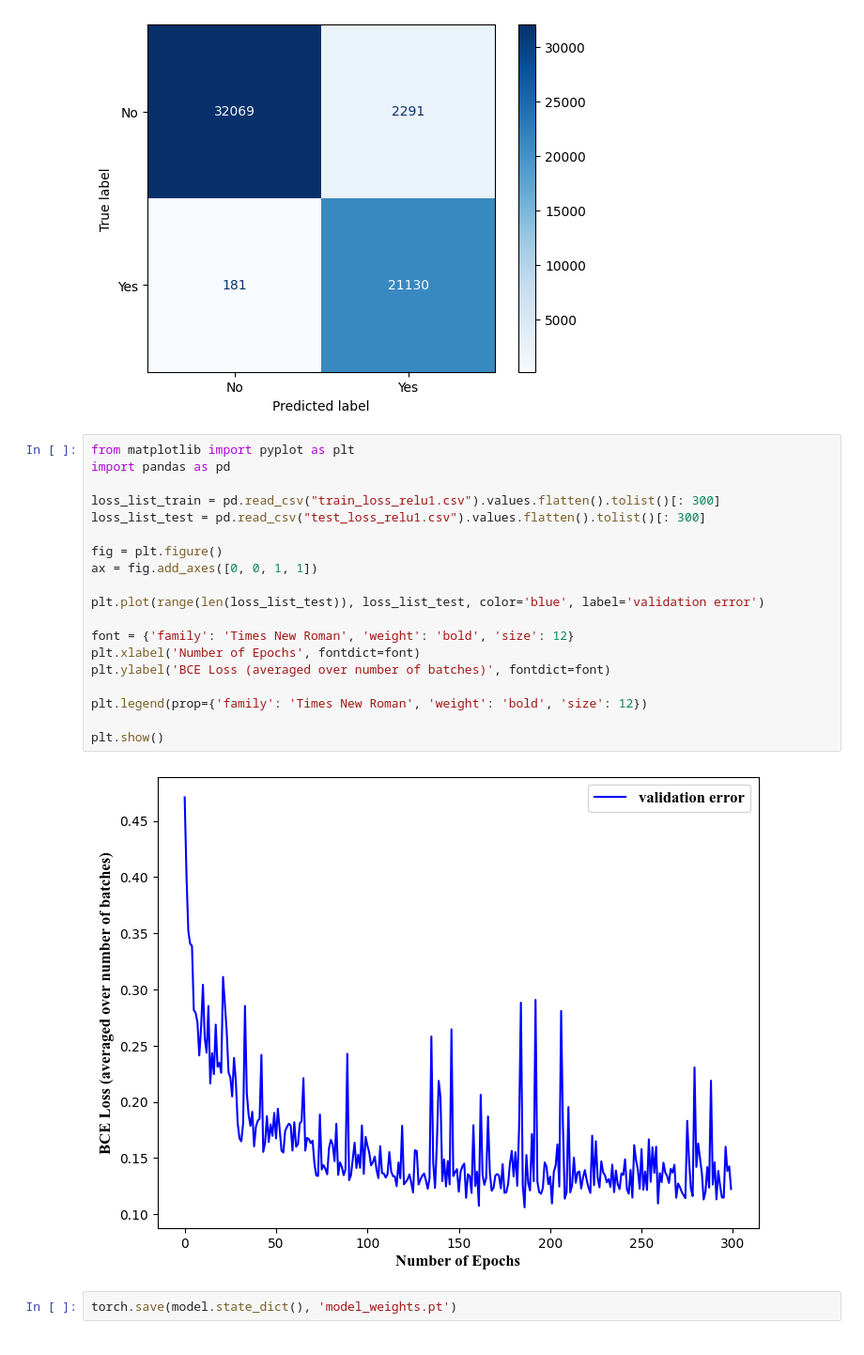
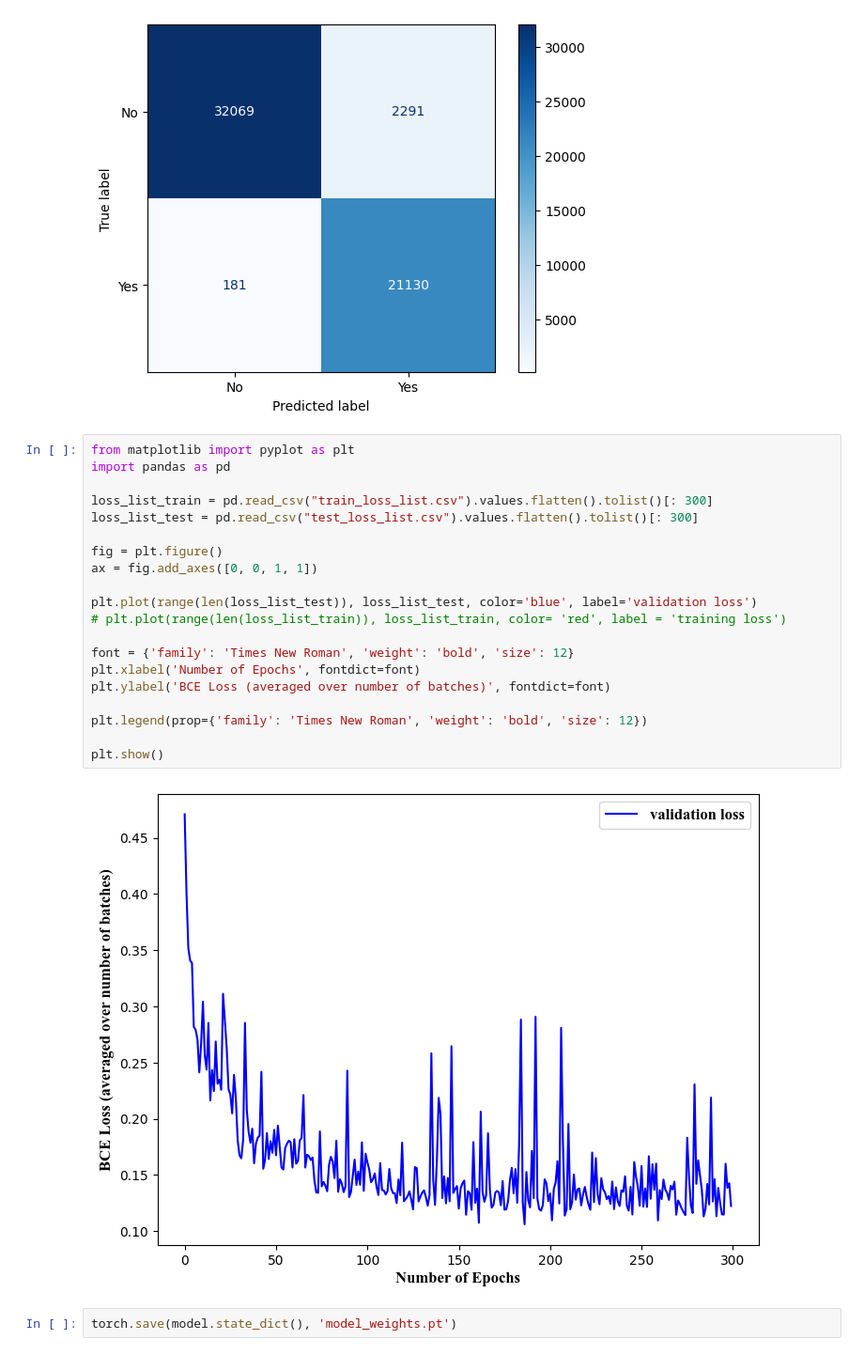
Before and after one commit to Suchit027/Healthcare-Provider-Fraud-Detection-Analysis, a Jupyter notebook: src/model.ipynb, the cells around one changed output. Shown: that part at 94% size. Cells and saved outputs as stored; diff of their text form.

```diff
--- a/src/model.ipynb
+++ b/src/model.ipynb
@@ -165,24 +165,25 @@ plt.show()
 # %%
 from matplotlib import pyplot as plt
 import pandas as pd
 
-loss_list_train = pd.read_csv("train_loss_relu1.csv").values.flatten().tolist()[: 300]
-loss_list_test = pd.read_csv("test_loss_relu1.csv").values.flatten().tolist()[: 300]
+loss_list_train = pd.read_csv("train_loss_list.csv").values.flatten().tolist()[: 300]
+loss_list_test = pd.read_csv("test_loss_list.csv").values.flatten().tolist()[: 300]
 
 fig = plt.figure()
 ax = fig.add_axes([0, 0, 1, 1])
 
-plt.plot(range(len(loss_list_test)), loss_list_test, color='blue', label='validation error')
+plt.plot(range(len(loss_list_test)), loss_list_test, color='blue', label='validation loss')
+# plt.plot(range(len(loss_list_train)), loss_list_train, color= 'red', label = 'training loss')
 
 font = {'family': 'Times New Roman', 'weight': 'bold', 'size': 12}
 plt.xlabel('Number of Epochs', fontdict=font)
 plt.ylabel('BCE Loss (averaged over number of batches)', fontdict=font)
 
 plt.legend(prop={'family': 'Times New Roman', 'weight': 'bold', 'size': 12})
 
 plt.show()
 # %% [output]
-[figure, old version]
+[figure, new version]
 # %%
 torch.save(model.state_dict(), 'model_weights.pt')
 # %%
```
Also changed, not shown: parts of 1 cell of this notebook.
